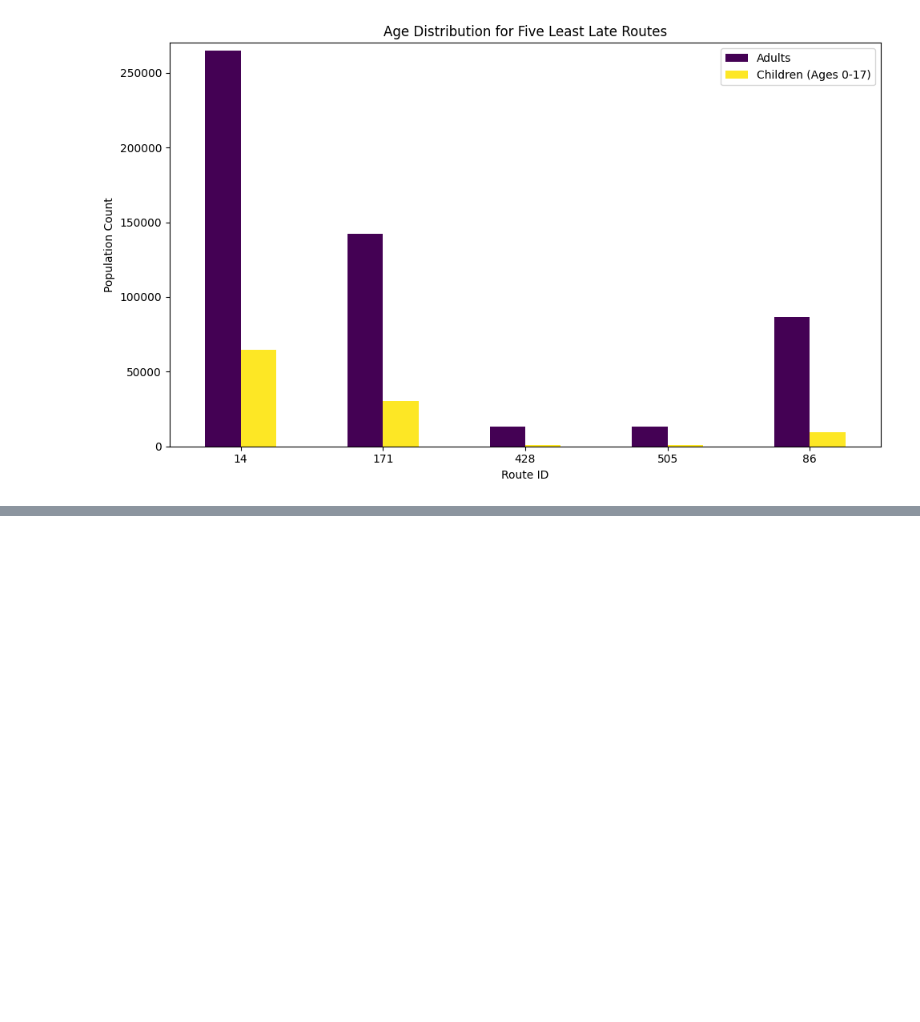
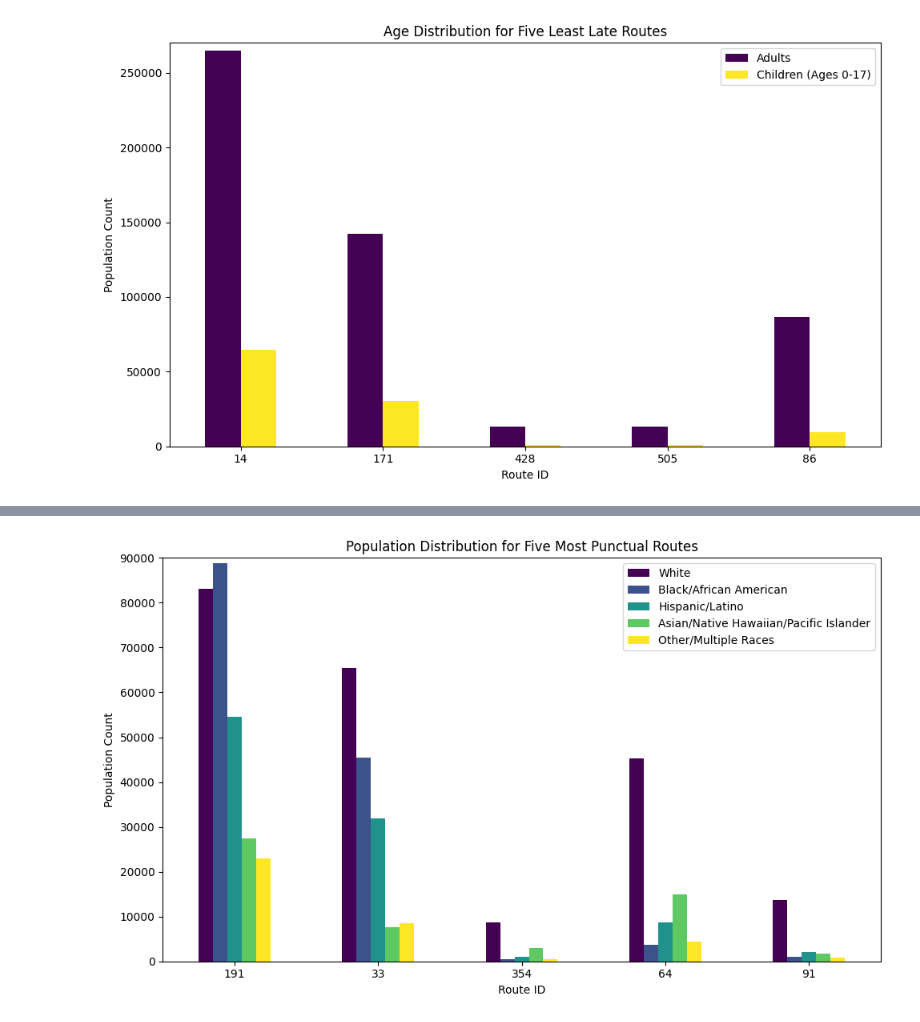
Before and after one commit to BU-Spark/ds-boston-transit-performance, a Jupyter notebook: fa23-team-c/baseques_visual.ipynb, the cells around one changed output, grey strips where cells are left out. Saved outputs shown, nothing was run; the diff lists cells and outputs as text; code cells hidden in the pictures; blank space fills up the shorter version.

Commit message:
added more visualizations

```diff
--- a/fa23-team-c/baseques_visual.ipynb
+++ b/fa23-team-c/baseques_visual.ipynb
@@ -8,7 +8,9 @@ travel_times = pd.read_csv('data/travel_times.csv')
 # %%
 travel_times['route_id'] = travel_times['route_id'].apply(lambda x: '746' if str(x).startswith('746_') else x)
+delays['route_id'] = delays['route_id'].apply(lambda x: '746' if str(x).startswith('746_') else x)
 route_ids = routes_to_neighborhoods['route_id']
 filtered_travel_times = travel_times[travel_times['route_id'].isin(route_ids)]
+filtered_delays = delays[delays['route_id'].isin(route_ids)]
 # %%
 print(filtered_travel_times[['route_id', 'scheduled_travel_time', 'travel_time']])
 # %% [output]
@@ -238,3 +240,14 @@ plt.tight_layout()
 plt.show()
 # %% [output]
 [figure]
+# %%
+filtered_delays['abs_delay'] = filtered_delays['delay'].abs()
+average_delay_by_route = filtered_delays.groupby('route_id')['abs_delay'].mean()
+sorted_routes = average_delay_by_route.sort_values(ascending=True)
+five_most_punctual = sorted_routes.head(5)
+five_least_punctual = sorted_routes.tail(5).sort_values(ascending=False)
+most_punctual_route_ids = five_most_punctual.index.get_level_values('route_id').tolist()
+least_punctual_route_ids = five_least_punctual.index.get_level_values('route_id').tolist()
+
+print(most_punctual_route_ids)
+print(least_punctual_route_ids)
@@ -240,0 +262,10 @@ plt.show()
+# %%
+most_punctual_routes_data = routes_to_neighborhoods[routes_to_neighborhoods['route_id'].isin(most_punctual_route_ids)].copy()
+most_punctual_routes_data = most_punctual_routes_data.drop(columns='stop_id')
+most_punctual_routes_data['neighborhood'] = most_punctual_routes_data['neighborhood'].apply(eval)
+most_punctual_routes_data['neighborhood'] = most_punctual_routes_data['neighborhood'].apply(lambda x: list(set(x)))
+
+least_punctual_routes_data = routes_to_neighborhoods[routes_to_neighborhoods['route_id'].isin(least_punctual_route_ids)].copy()
+least_punctual_routes_data = least_punctual_routes_data.drop(columns='stop_id')
+least_punctual_routes_data['neighborhood'] = least_punctual_routes_data['neighborhood'].apply(eval)
+least_punctual_routes_data['neighborhood'] = least_punctual_routes_data['neighborhood'].apply(lambda x: list(set(x)))
@@ -240,0 +288,4 @@ plt.show()
+# %%
+for column in columns_interested:
+    most_punctual_routes_data[column] = most_punctual_routes_data['neighborhood'].apply(lambda x: calculate_sum(x, column))
+    least_punctual_routes_data[column] = least_punctual_routes_data['neighborhood'].apply(lambda x: calculate_sum(x, column))
@@ -240,0 +310,14 @@ plt.show()
+# %%
+most_punctual_race_data = most_punctual_routes_data[['route_id', 'White', 'Black/African American', 'Hispanic/Latino', 'Asian/Native Hawaiian/Pacific Islander', 'Other/Multiple Races']]
+most_punctual_race_data.set_index('route_id', inplace=True)
+
+most_punctual_race_data.plot(kind='bar', figsize=(10,6), colormap='viridis')
+plt.xlabel('Route ID')
+plt.ylabel('Population Count')
+plt.title('Population Distribution for Five Most Punctual Routes')
+plt.xticks(rotation=0)
+plt.ylim(0,90000)
+plt.tight_layout()
+plt.show()
+# %% [output]
+[figure, added]
```
Also changed, not shown: parts of 16 cells of this notebook, 1 other file.
